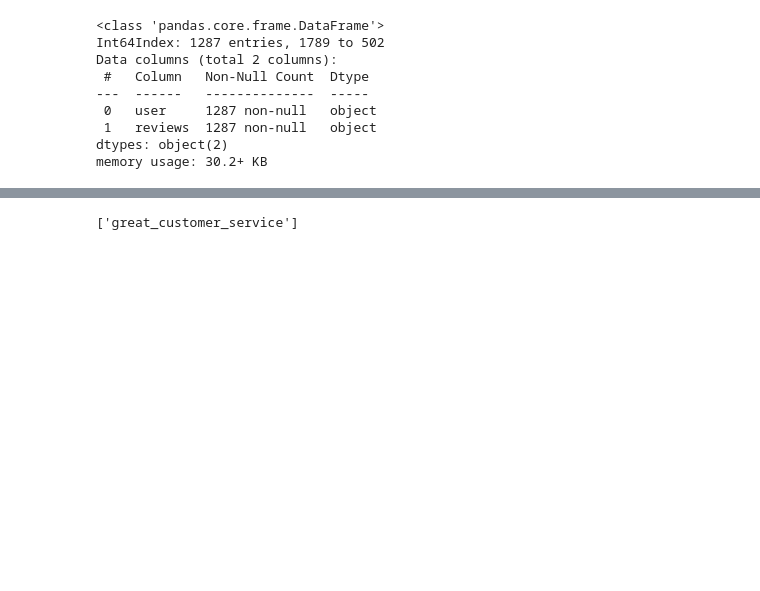
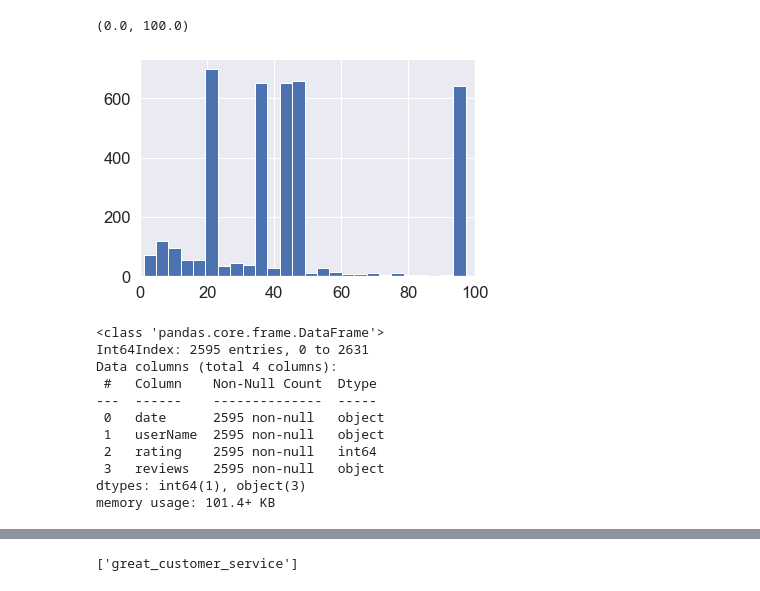
Before and after one commit to lzy3691101/Customer_survey, a Jupyter notebook: Hotjar.ipynb, the cells around one changed output, grey strips where cells are left out. Drawn from its saved outputs; the diff is of its cells as text; code cells hidden in the pictures; blank space fills up the shorter version.

```diff
--- a/Hotjar.ipynb
+++ b/Hotjar.ipynb
@@ -58,0 +78,5 @@ df
+# %%
+cs.drop(['Comment', 'Additional'], inplace=True, axis=1)
+cs.columns=['date', 'userName', 'rating', 'reviews']
+cs = cs[cs.reviews.notna()]
+cs.head()
@@ -58,0 +90,6 @@ df
+# %%
+df2=pd.read_csv('petplan_ios_review_2020.csv', index_col=0)
+df2 = df2[['date', 'userName', 'rating', 'review']]
+df2.columns = ['date', 'userName', 'rating', 'reviews']
+df2 = df2[:1890]
+df2
@@ -58,0 +127,3 @@ df
+# %%
+df = pd.concat([df2, cs], ignore_index=True)
+df
@@ -58,0 +144,3 @@ df
+# %%
+df.date = pd.to_datetime(df.date)
+df.info()
@@ -59,14 +159,23 @@ df
+# %%
+df.reviews.str.split().str.len().hist(bins = 100, )
+plt.xlim(0, 100)
+# %% [output]
+(0.0, 100.0)
+[figure, added]
 # %%
+df = df[df.reviews.str.split().str.len()>3]
 df.reviews = df.reviews.str.replace('[\n\t]', "", regex = True)
 # df.Comment = df.Comment.astype('str')
 df.info()
 # %% [output]
 <class 'pandas.core.frame.DataFrame'>
-Int64Index: 1287 entries, 1789 to 502
-Data columns (total 2 columns):
- #   Column   Non-Null Count  Dtype
----  ------   --------------  -----
- 0   user     1287 non-null   object
- 1   reviews  1287 non-null   object
-dtypes: object(2)
-memory usage: 30.2+ KB
+Int64Index: 2595 entries, 0 to 2631
+Data columns (total 4 columns):
+ #   Column    Non-Null Count  Dtype
+---  ------    --------------  -----
+ 0   date      2595 non-null   object
+ 1   userName  2595 non-null   object
+ 2   rating    2595 non-null   int64
+ 3   reviews   2595 non-null   object
+dtypes: int64(1), object(3)
+memory usage: 101.4+ KB
```
Also changed, not shown: parts of 114 cells of this notebook, 16 other files.
